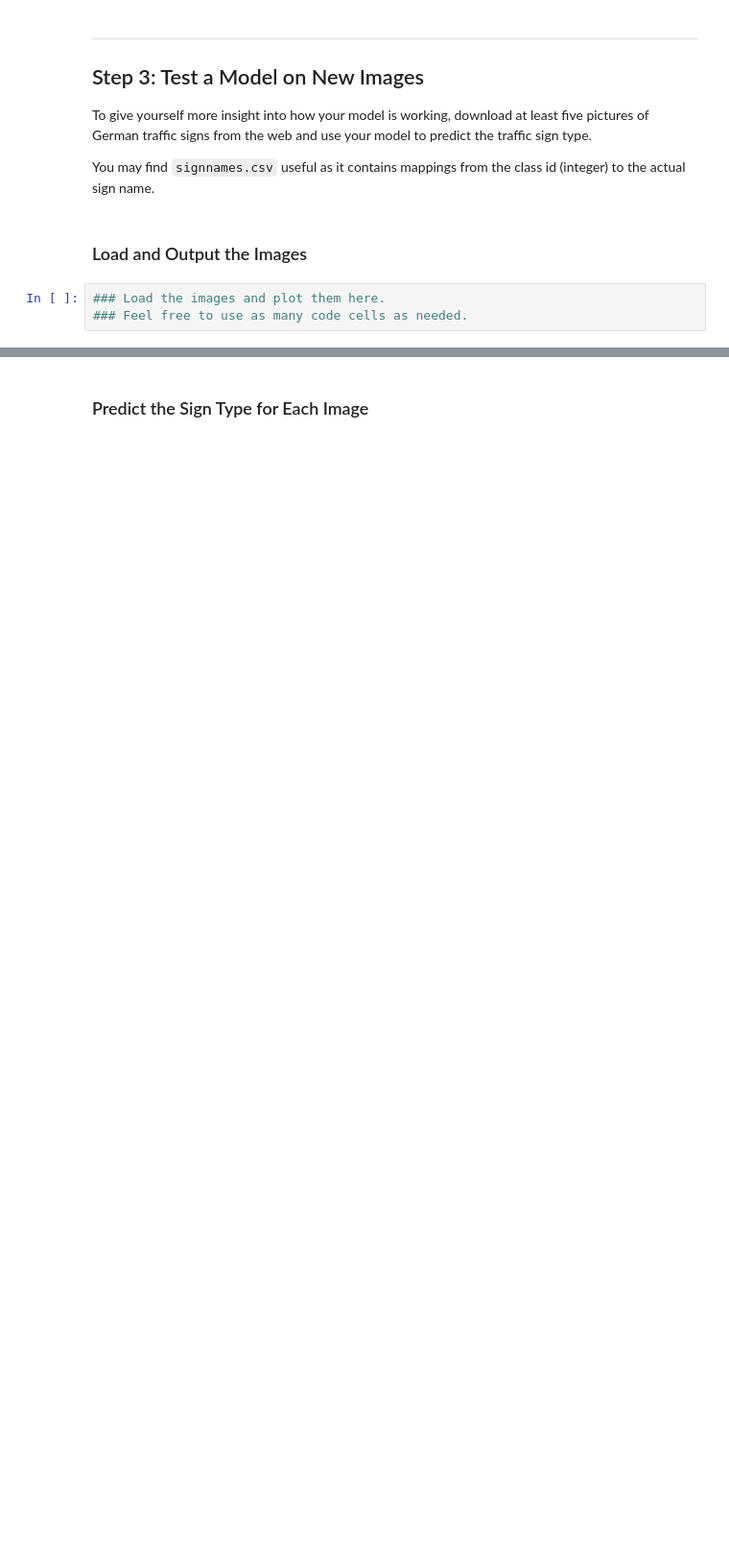
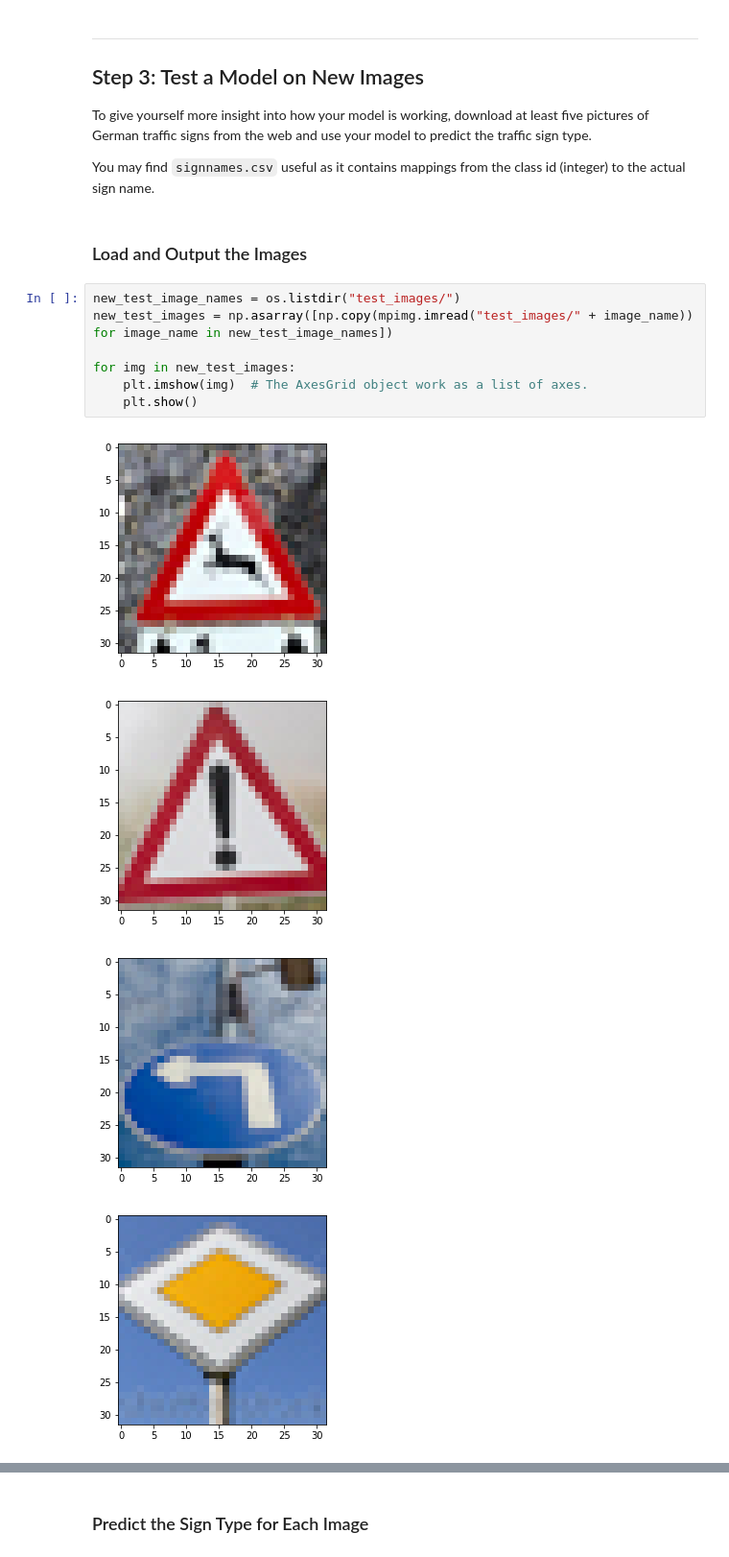
Before and after one commit to mahuna13/Traffic-Sign-Classifier, a Jupyter notebook: Traffic_Sign_Classifier.ipynb, the cells around one changed output, grey strips where cells are left out. Shown at 96% size. Saved outputs shown, nothing was run; the diff lists cells and outputs as text; blank space fills up the shorter version.

```diff
--- a/Traffic_Sign_Classifier.ipynb
+++ b/Traffic_Sign_Classifier.ipynb
@@ -418,6 +366,15 @@ To give yourself more insight into how your model is working, download at least
 You may find `signnames.csv` useful as it contains mappings from the class id (integer) to the actual sign name.
 # %% [markdown]
 ### Load and Output the Images
-# %%
-### Load the images and plot them here.
-### Feel free to use as many code cells as needed.
+# %%
+new_test_image_names = os.listdir("test_images/")
+new_test_images = np.asarray([np.copy(mpimg.imread("test_images/" + image_name)) for image_name in new_test_image_names])
+
+for img in new_test_images:
+    plt.imshow(img)  # The AxesGrid object work as a list of axes.
+    plt.show()
+# %% [output]
+[figure, added]
+[figure, added]
+[figure, added]
+[figure, added]
```
Also changed, not shown: parts of 42 cells of this notebook.
